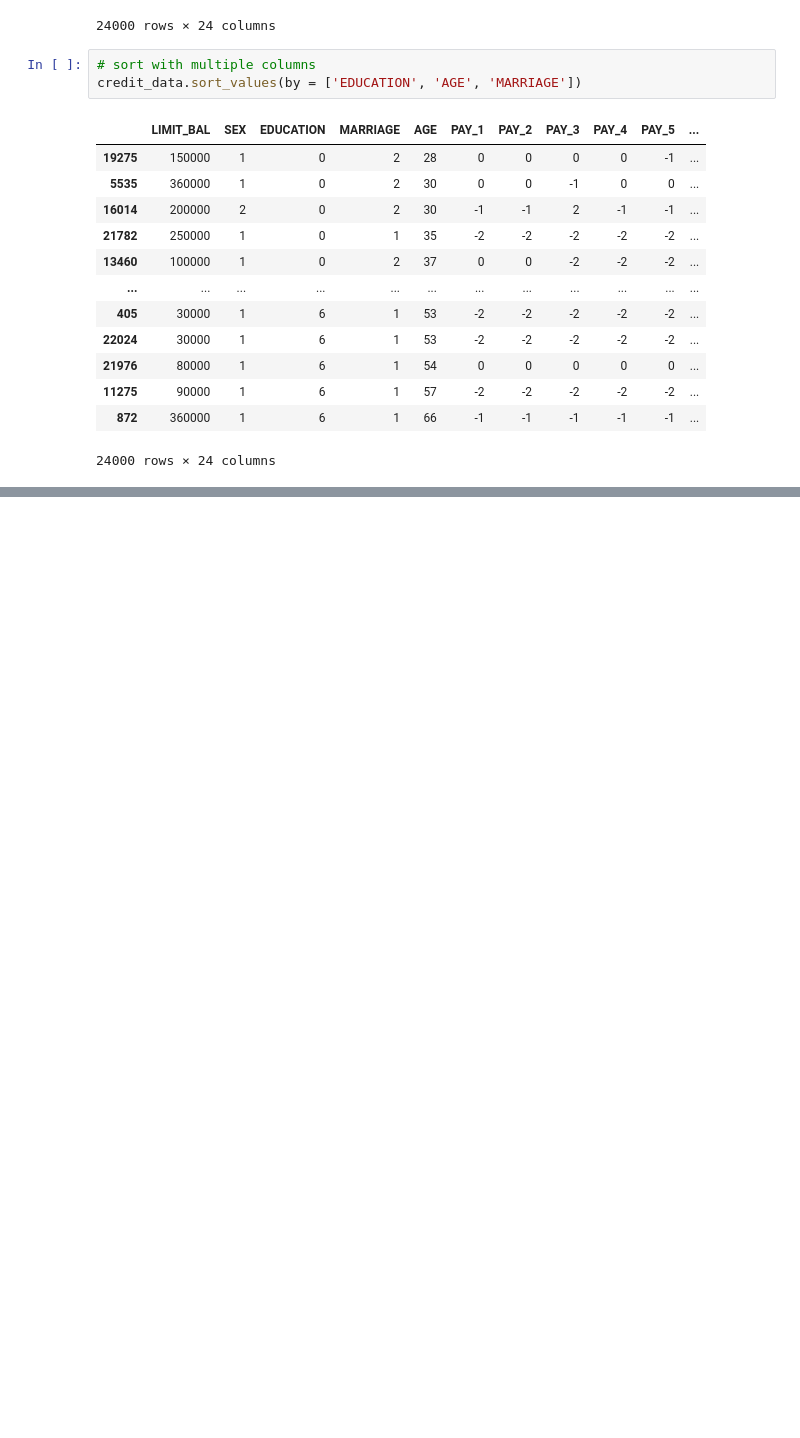
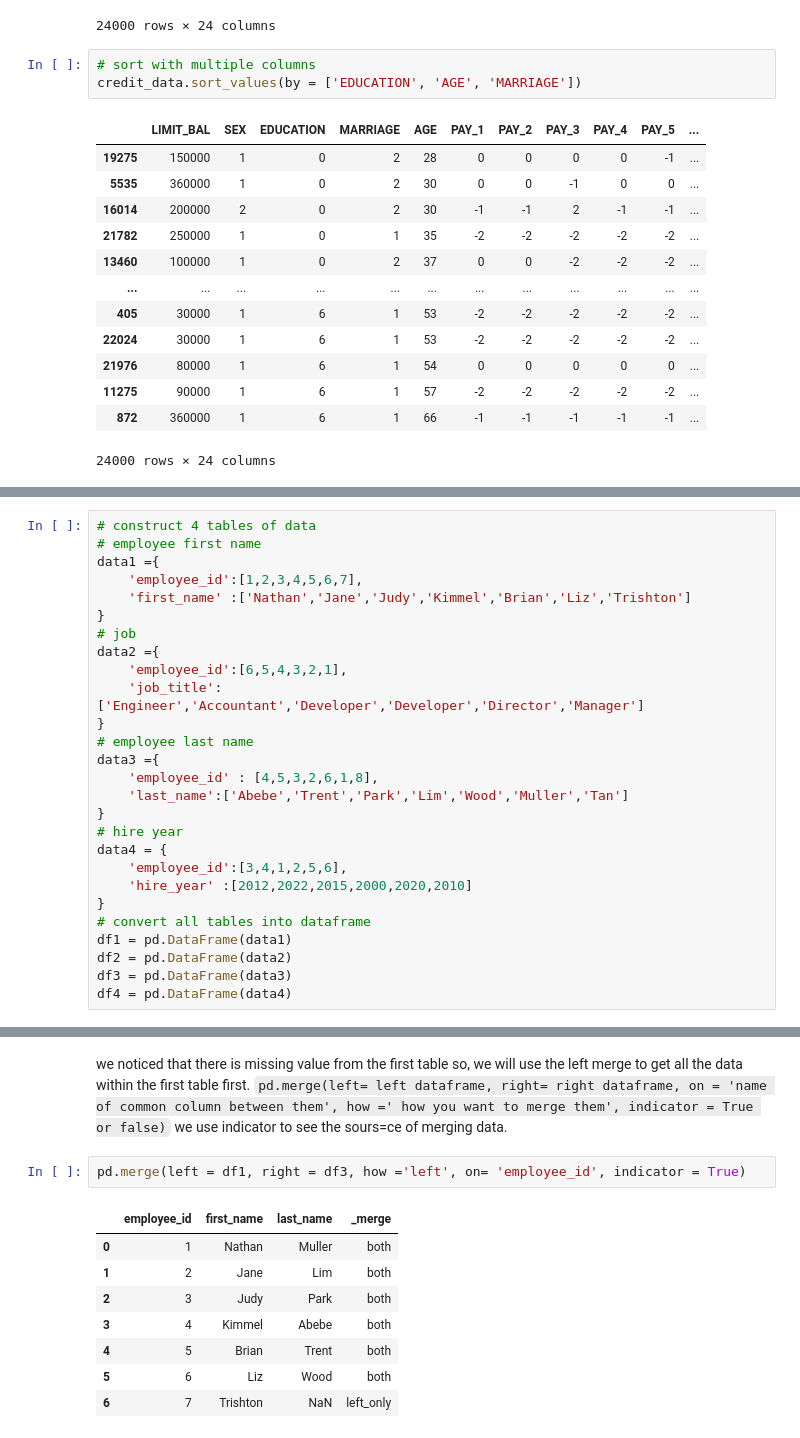
Before and after one commit to Imanhamza/Intoduction-into-pandas, a Jupyter notebook: intro_to_pandas.ipynb, the cells around one changed output, grey strips where cells are left out. Cells and saved outputs as stored; diff of their text form; blank space fills up the shorter version.

````diff
--- a/intro_to_pandas.ipynb
+++ b/intro_to_pandas.ipynb
@@ -425,0 +477,27 @@ gourps rows based off a column and performs an aggregated function on the data.
+# %%
+# construct 4 tables of data
+# employee first name
+data1 ={
+    'employee_id':[1,2,3,4,5,6,7],
+    'first_name' :['Nathan','Jane','Judy','Kimmel','Brian','Liz','Trishton']
+}
+# job
+data2 ={
+    'employee_id':[6,5,4,3,2,1],
+    'job_title':['Engineer','Accountant','Developer','Developer','Director','Manager']
+}
+# employee last name
+data3 ={
+    'employee_id' : [4,5,3,2,6,1,8],
+    'last_name':['Abebe','Trent','Park','Lim','Wood','Muller','Tan']
+}
+# hire year
+data4 = {
+    'employee_id':[3,4,1,2,5,6],
+    'hire_year' :[2012,2022,2015,2000,2020,2010]
+}
+# convert all tables into dataframe
+df1 = pd.DataFrame(data1)
+df2 = pd.DataFrame(data2)
+df3 = pd.DataFrame(data3)
+df4 = pd.DataFrame(data4)
@@ -425,0 +567,13 @@ gourps rows based off a column and performs an aggregated function on the data.
+# %% [markdown]
+we noticed that there is missing value from the first table so, we will use the left merge to get all the data within the first table first. ```pd.merge(left= left dataframe, right= right dataframe, on = 'name of common column between them', how =' how you want to merge them', indicator = True or false)``` we use indicator to see the sours=ce of merging data.
+# %%
+pd.merge(left = df1, right = df3, how ='left', on= 'employee_id', indicator = True)
+# %% [output]
+|  | employee_id | first_name | last_name | _merge |
+| 0 | 1 | Nathan | Muller | both |
+| 1 | 2 | Jane | Lim | both |
+| 2 | 3 | Judy | Park | both |
+| 3 | 4 | Kimmel | Abebe | both |
+| 4 | 5 | Brian | Trent | both |
+| 5 | 6 | Liz | Wood | both |
+| 6 | 7 | Trishton | NaN | left_only |
````
Also changed, not shown: parts of 20 cells of this notebook.
